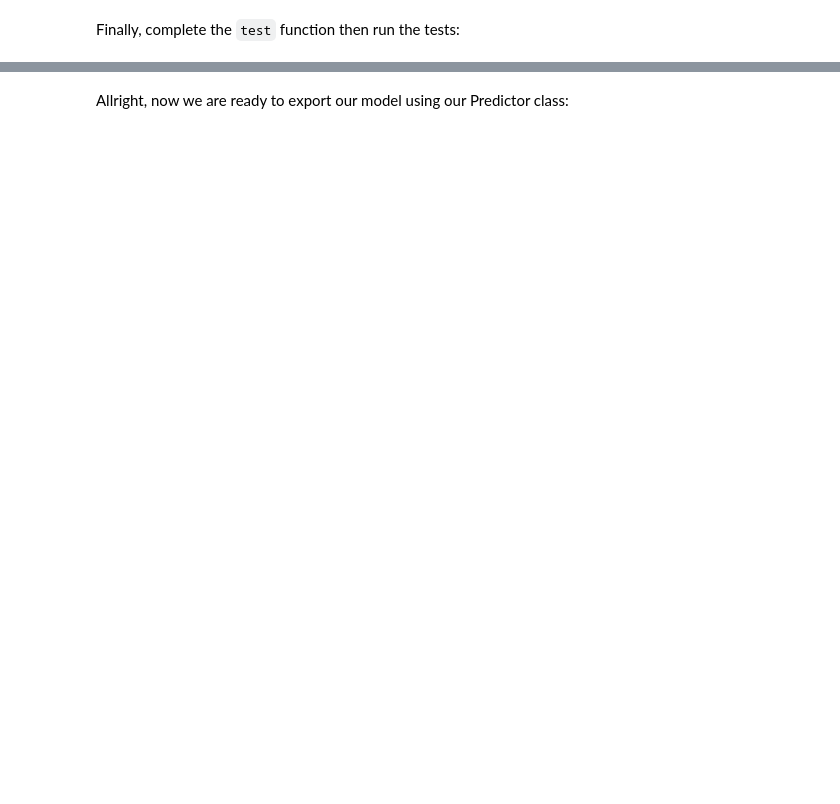
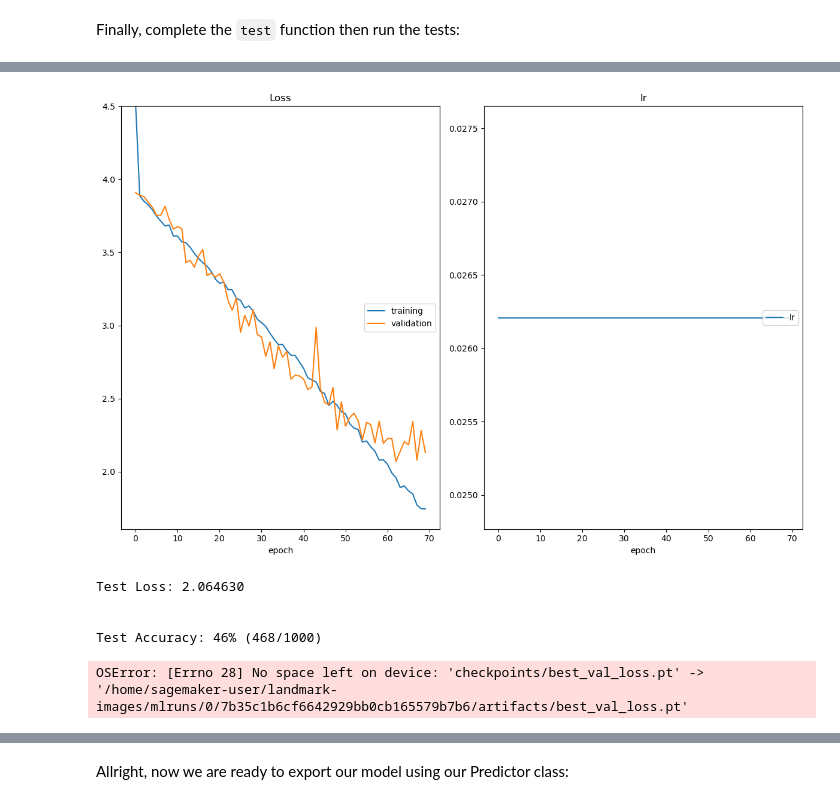
Before and after one commit to EzekielEkanem/landmark_images, a Jupyter notebook: cnn_from_scratch.ipynb, the cells around one changed output, grey strips where cells are left out. Drawn from its saved outputs; the diff is of its cells as text; code cells hidden in the pictures; blank space fills up the shorter version.

```diff
--- a/cnn_from_scratch.ipynb
+++ b/cnn_from_scratch.ipynb
@@ -223,0 +361,21 @@ optimize(
+# %%
+# Range and number of steps for the learning rate
+min_lr = 1e-5
+max_lr = 1e-5
+n_steps = min(len(data_loaders["train"]), 200)
+
+# Specify loss function (categorical cross-entropy)
+loss = nn.CrossEntropyLoss()
+
+losses = lr_finder(min_lr, max_lr, n_steps, loss, model, data_loaders, opt)
+
+# Plot the results
+plt.plot(losses.keys(), losses.values())
+plt.xscale("log")
+plt.ylabel("loss")
+plt.xlabel("learning rate (log scale)")
+
+print(losses)
+
+# Adjust the range on the y-axis to see things more clearly
+plt.ylim([min(losses.values()), np.percentile(list(losses.values()), 97)])
@@ -223,0 +471,11 @@ optimize(
+# %%
+# Run our experiments
+for lr, rand_aug_mag in zip(lrs, r_a_mag):
+    train_one_model(learning_rate=lr, rand_augment_magnitude=rand_aug_mag, num_epochs=70)
+# %% [output]
+[figure, added]
+Test Loss: 2.064630
+
+
+Test Accuracy: 46% (468/1000)
+OSError: [Errno 28] No space left on device: 'checkpoints/best_val_loss.pt' -> '/home/sagemaker-user/landmark-images/mlruns/0/7b35c1b6cf6642929bb0cb165579b7b6/artifacts/best_val_loss.pt'
```
Also changed, not shown: parts of 27 cells of this notebook, 11 other files.
